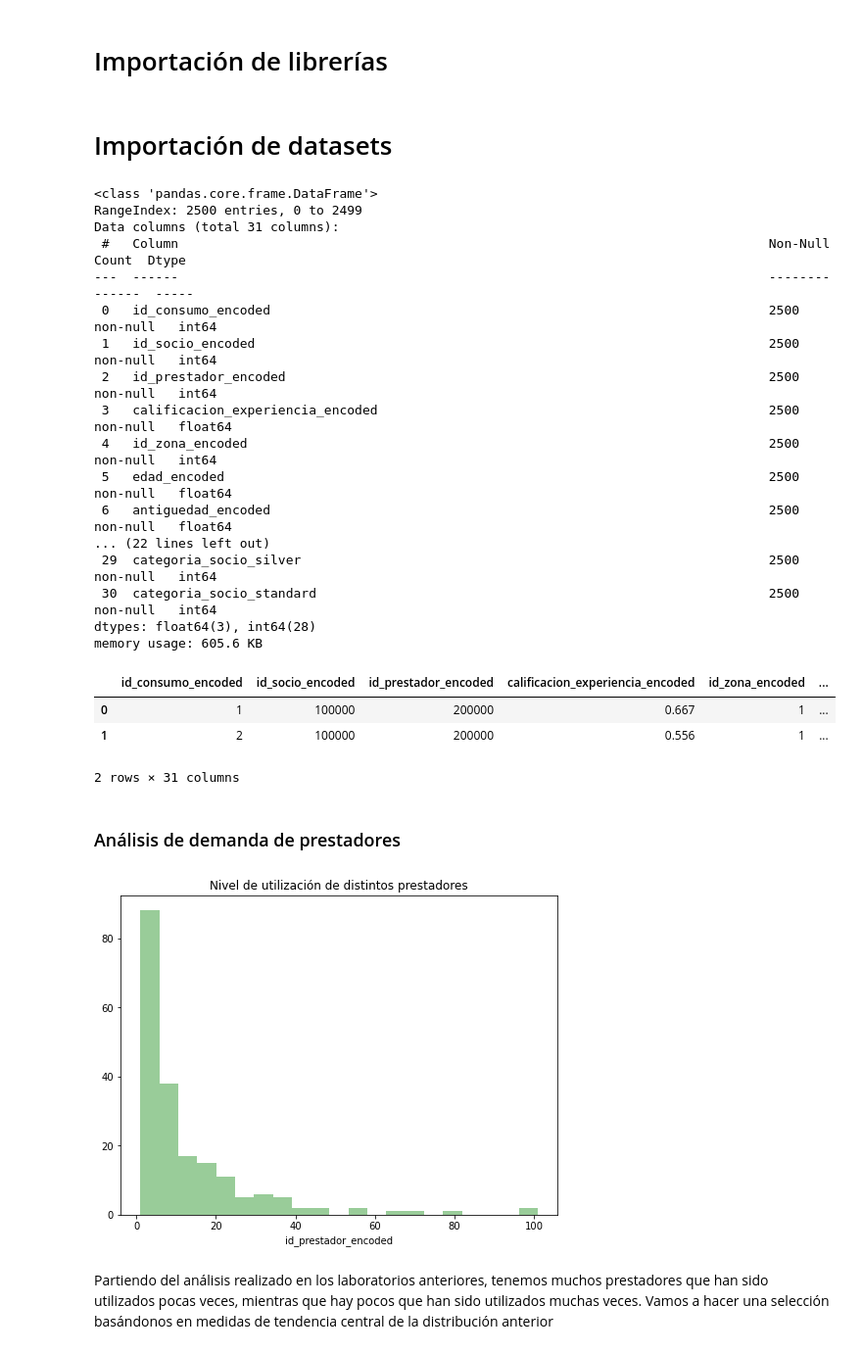
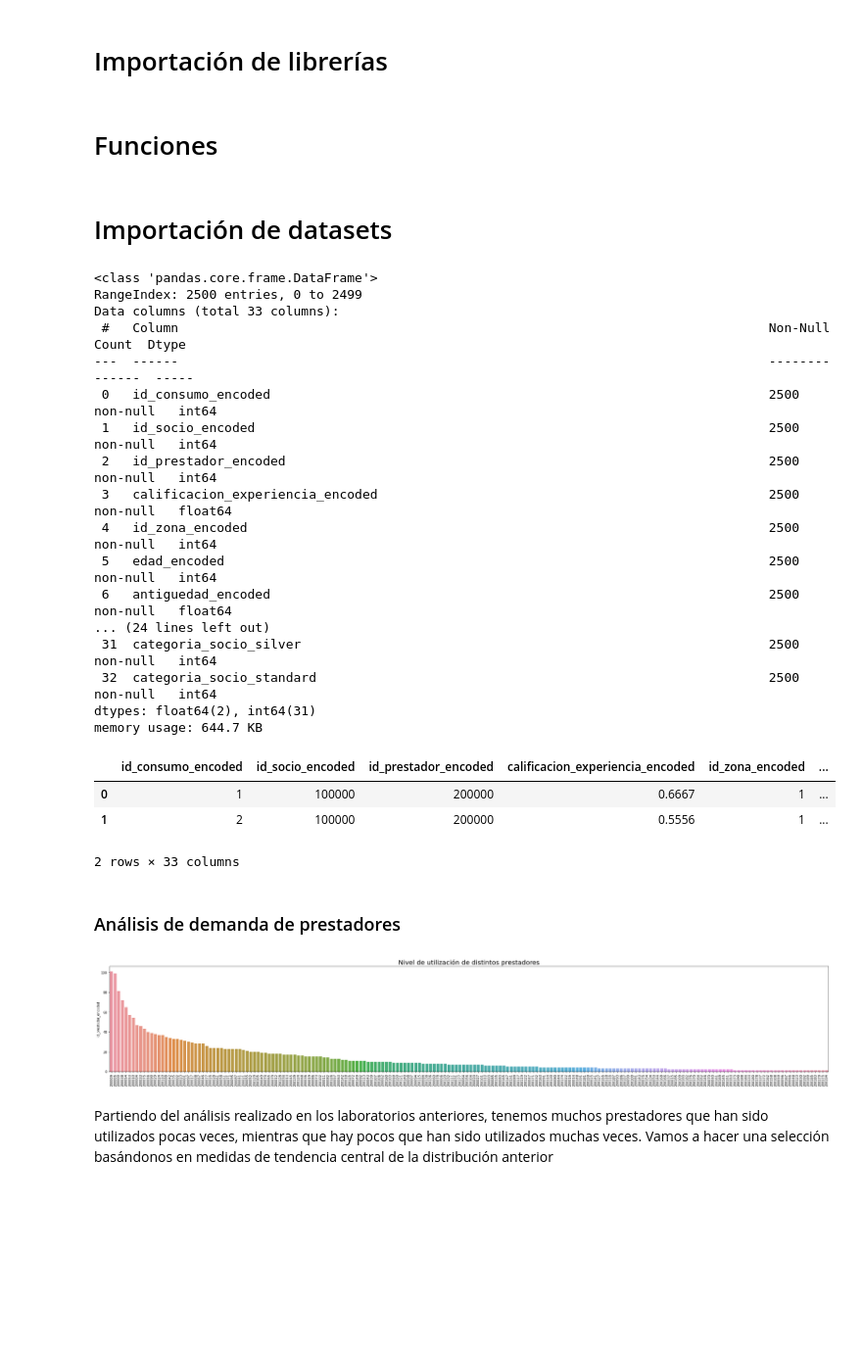
Before and after one commit to JuanMajul/Mentoria_DiploDatos2021, a Jupyter notebook: Notebooks/Practico_4.ipynb, the cells around one changed output. Shown: that part at 98% size. Drawn from its saved outputs; the diff is of its cells as text; code cells hidden in the pictures; blank space fills up the shorter version.

```diff
--- a/Notebooks/Practico_4.ipynb
+++ b/Notebooks/Practico_4.ipynb
@@ -27,2 +29,4 @@ import scipy as sp
 
 pd.options.display.float_format = "{:,.4f}".format
+# %% [markdown]
+# Funciones
@@ -29,12 +67,12 @@ pd.options.display.float_format = "{:,.4f}".format
 # %% [markdown]
 # Importación de datasets
 # %%
-df_procesado=pd.read_csv('../Data/df_procesado.csv')
-df_procesado.info()
+df=pd.read_csv('../Data/df_procesado.csv')
+df.info()
 # %% [output]
 <class 'pandas.core.frame.DataFrame'>
 RangeIndex: 2500 entries, 0 to 2499
-Data columns (total 31 columns):
+Data columns (total 33 columns):
  #   Column                                                                             Non-Null Count  Dtype
 ---  ------                                                                             --------------  -----
  0   id_consumo_encoded                                                                 2500 non-null   int64
@@ -42,29 +80,32 @@ Data columns (total 31 columns):
  2   id_prestador_encoded                                                               2500 non-null   int64
  3   calificacion_experiencia_encoded                                                   2500 non-null   float64
  4   id_zona_encoded                                                                    2500 non-null   int64
- 5   edad_encoded                                                                       2500 non-null   float64
+ 5   edad_encoded                                                                       2500 non-null   int64
  6   antiguedad_encoded                                                                 2500 non-null   float64
-... (22 lines left out)
- 29  categoria_socio_silver                                                             2500 non-null   int64
- 30  categoria_socio_standard                                                           2500 non-null   int64
-dtypes: float64(3), int64(28)
-memory usage: 605.6 KB
+... (24 lines left out)
+ 31  categoria_socio_silver                                                             2500 non-null   int64
+ 32  categoria_socio_standard                                                           2500 non-null   int64
+dtypes: float64(2), int64(31)
+memory usage: 644.7 KB
 # %%
-df_procesado.head(2)
+df.head(2)
 # %% [output]
 |  | id_consumo_encoded | id_socio_encoded | id_prestador_encoded | calificacion_experiencia_encoded | id_zona_encoded | ... |
-| 0 | 1 | 100000 | 200000 | 0.667 | 1 | ... |
-| 1 | 2 | 100000 | 200000 | 0.556 | 1 | ... |
+| 0 | 1 | 100000 | 200000 | 0.6667 | 1 | ... |
+| 1 | 2 | 100000 | 200000 | 0.5556 | 1 | ... |
-2 rows × 31 columns
+2 rows × 33 columns
 # %% [markdown]
 ### Análisis de demanda de prestadores
 # %%
-plt.figure(figsize=(8,6))
-sns.distplot(df_procesado.id_prestador_encoded.value_counts(),kde=False,color='g')
-plt.title("Nivel de utilización de distintos prestadores")
+plt.figure(figsize=(40,6))
+sns.barplot(x=df.id_prestador_encoded.value_counts().index,y=df.id_prestador_encoded.value_counts(),
+           order=df.id_prestador_encoded.value_counts().index)
+
+plt.xticks(rotation=90)
+plt.title("Nivel de utilización de distintos prestadores",fontsize=20)
 plt.show()
 # %% [output]
-[figure, old version]
+[figure, new version]
 # %% [markdown]
 Partiendo del análisis realizado en los laboratorios anteriores, tenemos muchos prestadores que han sido utilizados pocas veces, mientras que hay pocos que han sido utilizados muchas veces.
 Vamos a hacer una selección basándonos en medidas de tendencia central de la distribución anterior
```
Also changed, not shown: parts of 81 cells of this notebook, 1 other file.
